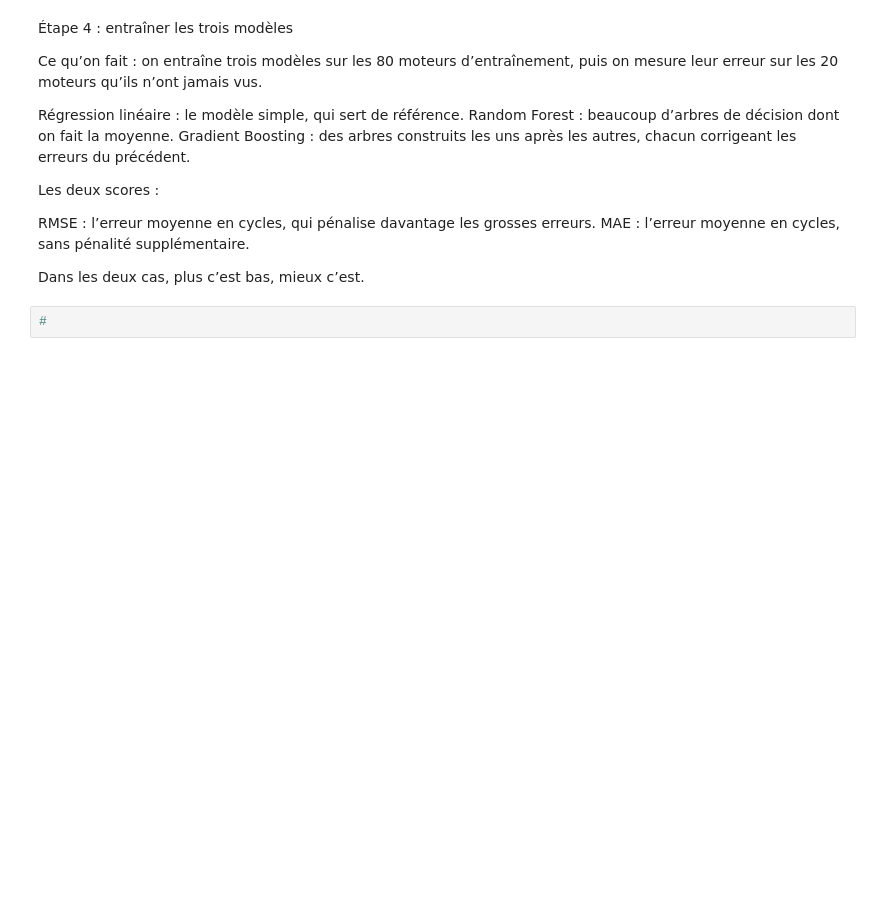
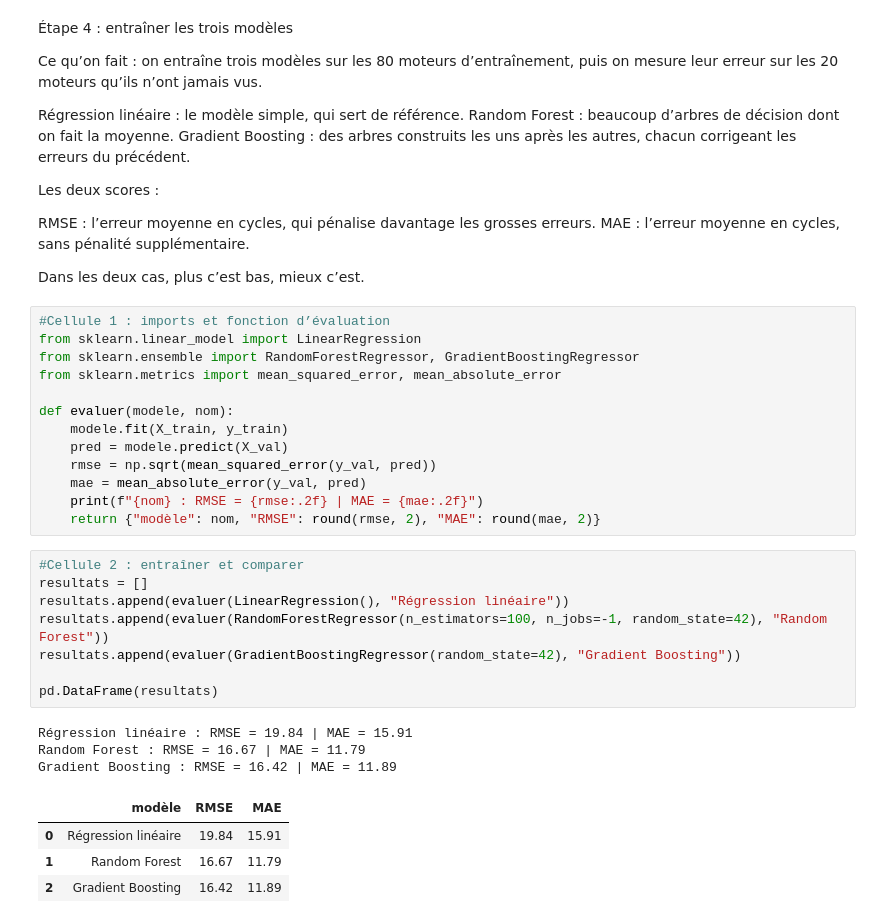
Before and after one commit to Ornella-bit/maintenance-predictive, a Jupyter notebook: notebooks/01_analyse_modele.ipynb, the cells around one changed output. Drawn from its saved outputs; the diff is of its cells as text; blank space fills up the shorter version.

Commit message:
Semaine 2 : résultats des modèles et conclusions

```diff
--- a/notebooks/01_analyse_modele.ipynb
+++ b/notebooks/01_analyse_modele.ipynb
@@ -157,4 +157,31 @@ MAE : l’erreur moyenne en cycles, sans pénalité supplémentaire.
 
 Dans les deux cas, plus c’est bas, mieux c’est.
 # %%
-#
+#Cellule 1 : imports et fonction d’évaluation
+from sklearn.linear_model import LinearRegression
+from sklearn.ensemble import RandomForestRegressor, GradientBoostingRegressor
+from sklearn.metrics import mean_squared_error, mean_absolute_error
+
+def evaluer(modele, nom):
+    modele.fit(X_train, y_train)
+    pred = modele.predict(X_val)
+    rmse = np.sqrt(mean_squared_error(y_val, pred))
+    mae = mean_absolute_error(y_val, pred)
+    print(f"{nom} : RMSE = {rmse:.2f} | MAE = {mae:.2f}")
+    return {"modèle": nom, "RMSE": round(rmse, 2), "MAE": round(mae, 2)}
+# %%
+#Cellule 2 : entraîner et comparer
+resultats = []
+resultats.append(evaluer(LinearRegression(), "Régression linéaire"))
+resultats.append(evaluer(RandomForestRegressor(n_estimators=100, n_jobs=-1, random_state=42), "Random Forest"))
+resultats.append(evaluer(GradientBoostingRegressor(random_state=42), "Gradient Boosting"))
+
+pd.DataFrame(resultats)
+# %% [output]
+Régression linéaire : RMSE = 19.84 | MAE = 15.91
+Random Forest : RMSE = 16.67 | MAE = 11.79
+Gradient Boosting : RMSE = 16.42 | MAE = 11.89
+|  | modèle | RMSE | MAE |
+| 0 | Régression linéaire | 19.84 | 15.91 |
+| 1 | Random Forest | 16.67 | 11.79 |
+| 2 | Gradient Boosting | 16.42 | 11.89 |
```
Also changed, not shown: parts of 1 cell of this notebook.
